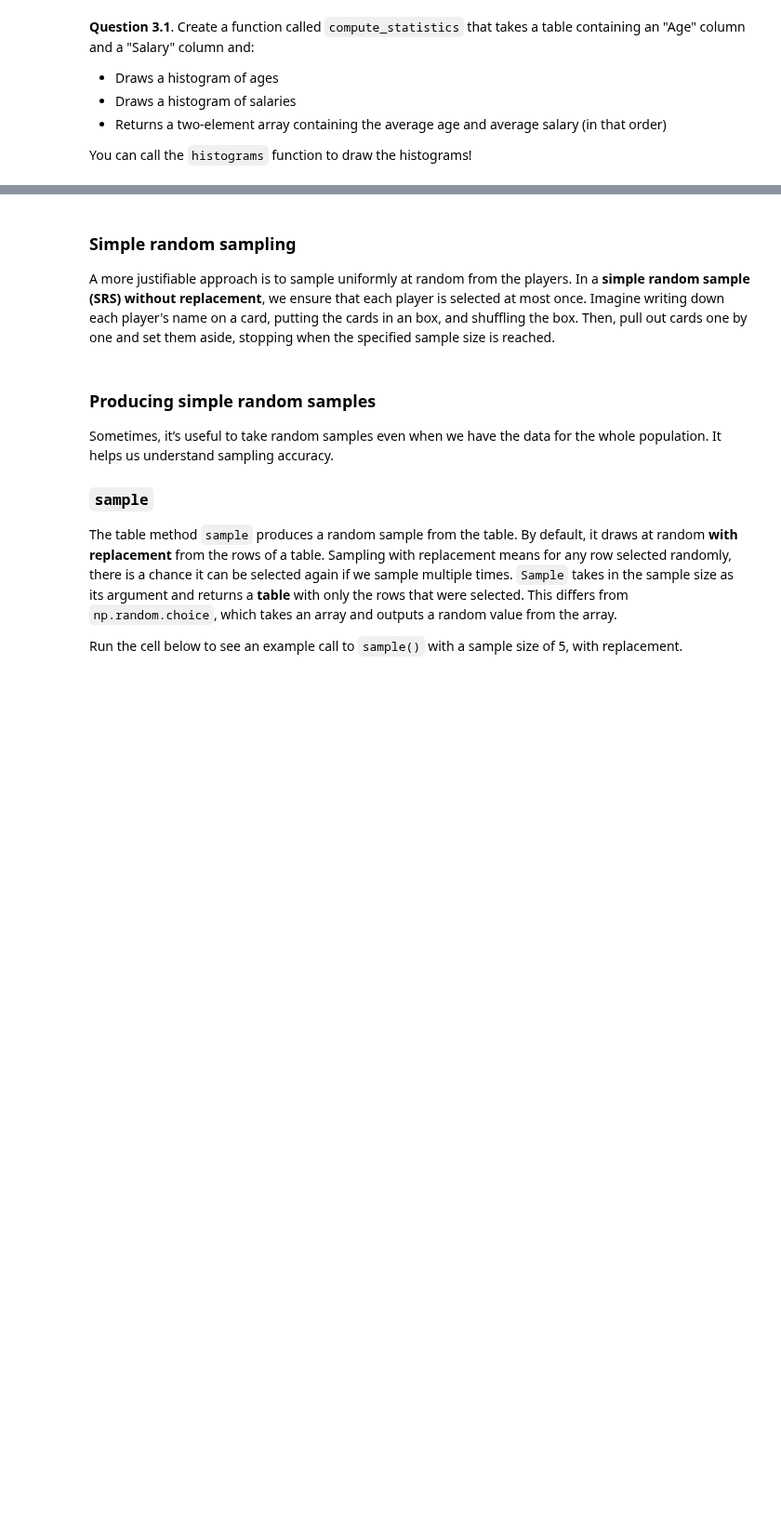
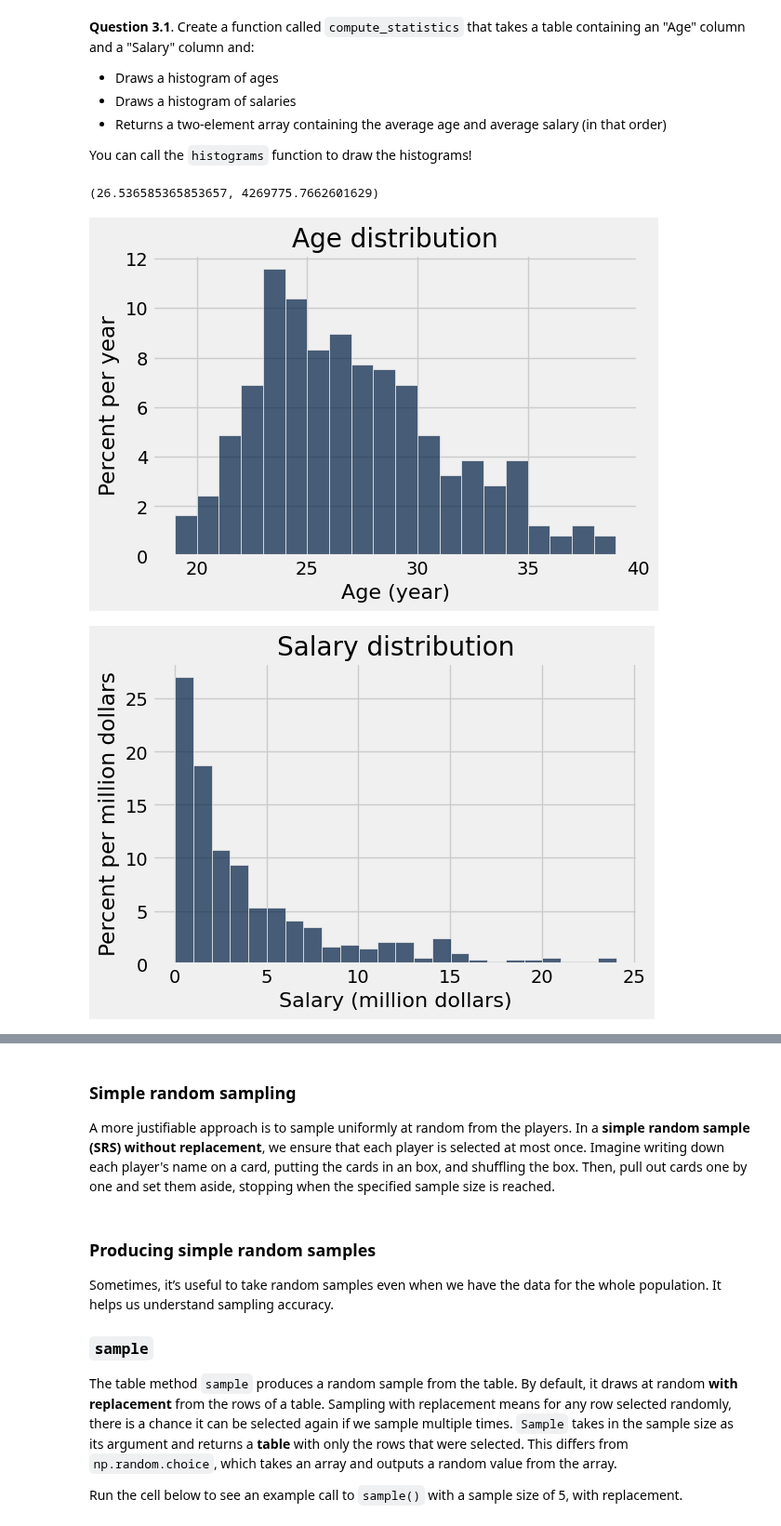
Before and after one commit to MRowe13/24-fall-data1350, a Jupyter notebook: Labs/lab05/lab05.ipynb, the cells around one changed output, grey strips where cells are left out. Shown at 93% size. Drawn from its saved outputs; the diff is of its cells as text; code cells hidden in the pictures; blank space fills up the shorter version.

```diff
--- a/Labs/lab05/lab05.ipynb
+++ b/Labs/lab05/lab05.ipynb
@@ -320,13 +372,17 @@ print('Two histograms should be displayed below')
 You can call the `histograms` function to draw the histograms!
 # %%
 def compute_statistics(age_and_salary_data):
-    ...
-    age = ...
-    salary = ...
-    ...
+    histograms(age_and_salary_data)
+    age = np.average(age_and_salary_data.column('Age'))
+    salary = np.average(age_and_salary_data.column('Salary'))
+    return age,salary
 
 
 full_stats = compute_statistics(full_data)
 full_stats
+# %% [output]
+(26.536585365853657, 4269775.7662601629)
+[figure, added]
+[figure, added]
 # %%
 grader.check("q31")
```
Also changed, not shown: parts of 15 cells of this notebook, 1 other file.
